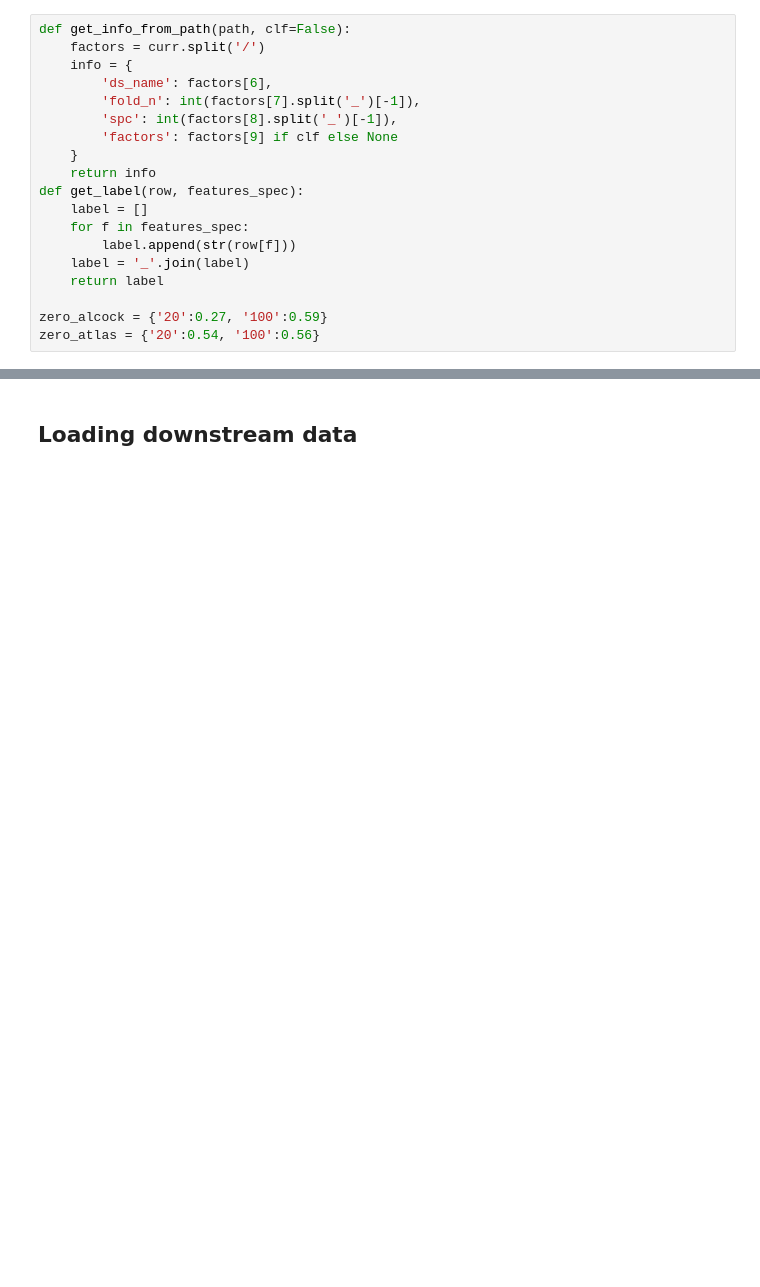
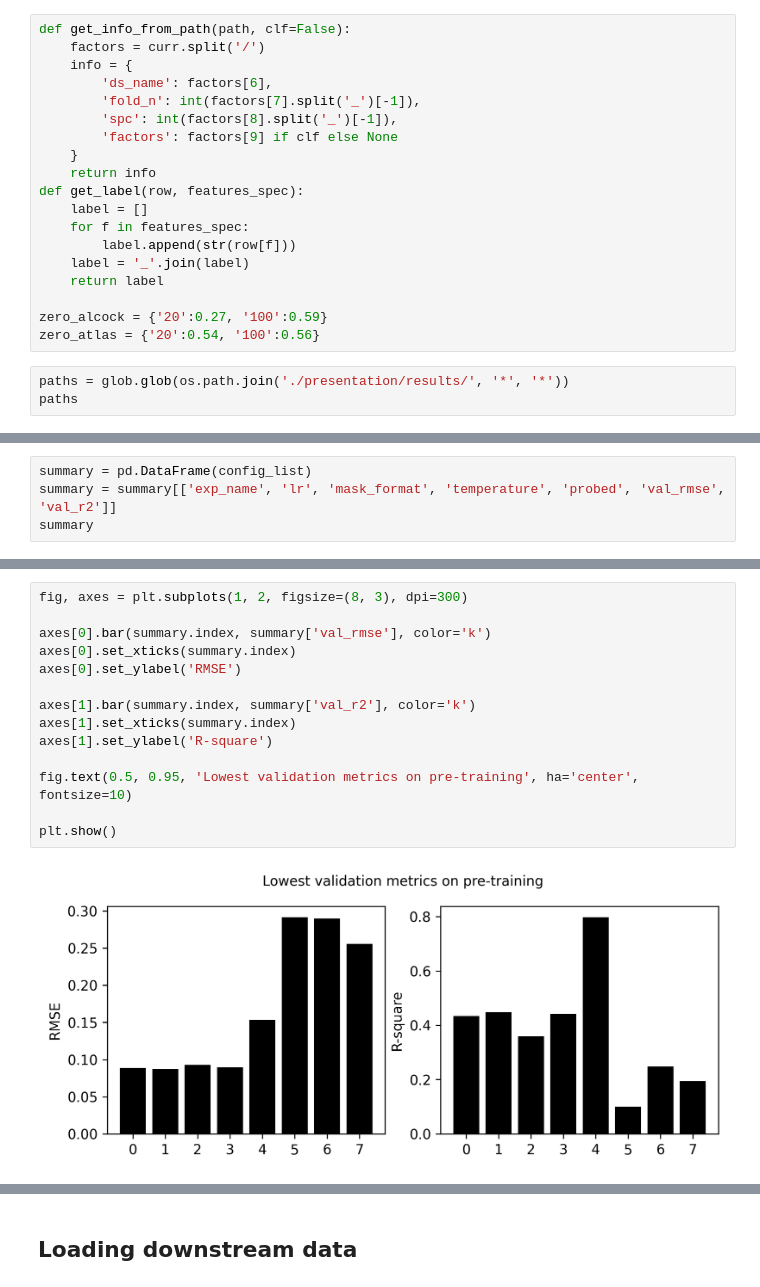
Before and after one commit to cridonoso/astromer, a Jupyter notebook: presentation/pipelines/pipeline_0/results.ipynb, the cells around one changed output, grey strips where cells are left out. Saved outputs shown, nothing was run; the diff lists cells and outputs as text; blank space fills up the shorter version.

```diff
--- a/presentation/pipelines/pipeline_0/results.ipynb
+++ b/presentation/pipelines/pipeline_0/results.ipynb
@@ -36,3 +41,6 @@ def get_label(row, features_spec):
 
 zero_alcock = {'20':0.27, '100':0.59}
 zero_atlas = {'20':0.54, '100':0.56}
+# %%
+paths = glob.glob(os.path.join('./presentation/results/', '*', '*'))
+paths
@@ -38,0 +150,4 @@ zero_atlas = {'20':0.54, '100':0.56}
+# %%
+summary = pd.DataFrame(config_list)
+summary = summary[['exp_name', 'lr', 'mask_format', 'temperature', 'probed', 'val_rmse', 'val_r2']]
+summary
@@ -38,0 +164,16 @@ zero_atlas = {'20':0.54, '100':0.56}
+# %%
+fig, axes = plt.subplots(1, 2, figsize=(8, 3), dpi=300)
+
+axes[0].bar(summary.index, summary['val_rmse'], color='k')
+axes[0].set_xticks(summary.index)
+axes[0].set_ylabel('RMSE')
+
+axes[1].bar(summary.index, summary['val_r2'], color='k')
+axes[1].set_xticks(summary.index)
+axes[1].set_ylabel('R-square')
+
+fig.text(0.5, 0.95, 'Lowest validation metrics on pre-training', ha='center', fontsize=10)
+
+plt.show()
+# %% [output]
+[figure, added]
```
Also changed, not shown: parts of 13 cells of this notebook, 14 other files.
